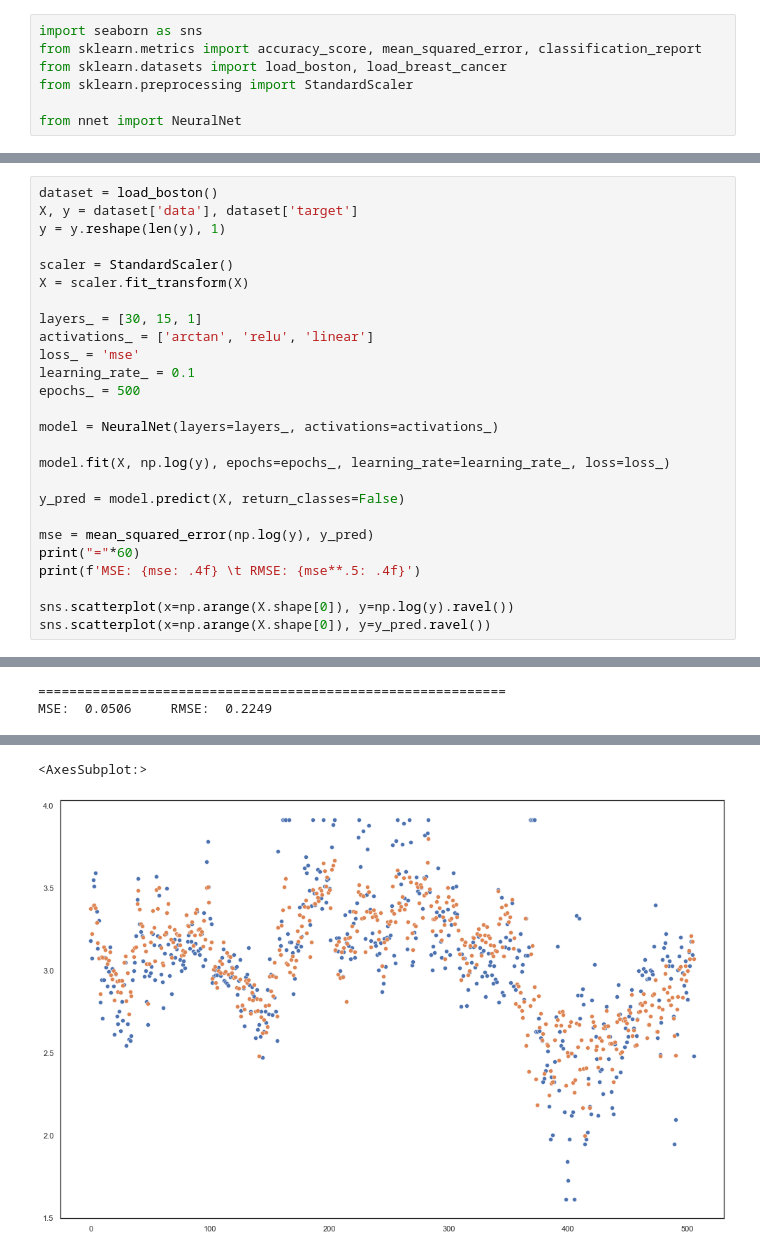
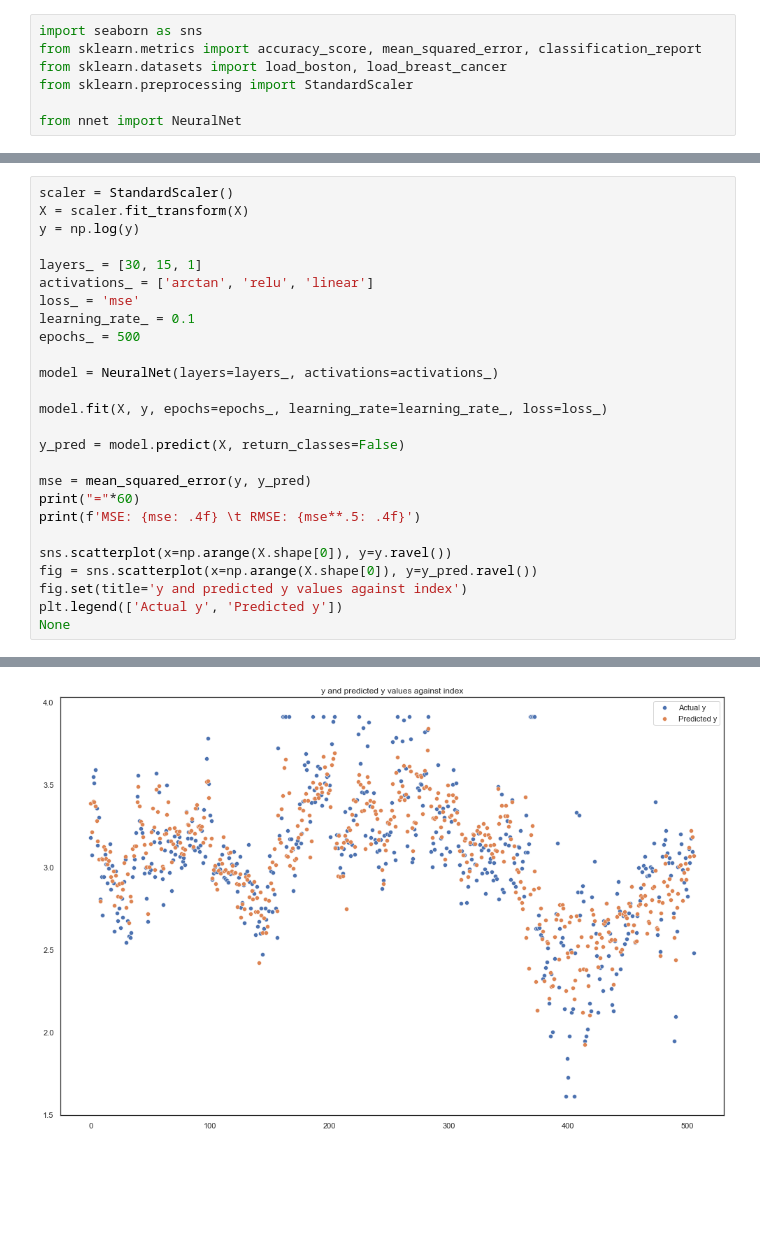
Before and after one commit to devrimcavusoglu/learning_internal_representations, a Jupyter notebook: example_datasets.ipynb, the cells around one changed output, grey strips where cells are left out. Drawn from its saved outputs; the diff is of its cells as text; blank space fills up the shorter version.

```diff
--- a/example_datasets.ipynb
+++ b/example_datasets.ipynb
@@ -74,10 +129,7 @@ sns.lineplot(x=np.arange(len(costs)), y=costs)
 # %%
-dataset = load_boston()
-X, y = dataset['data'], dataset['target']
-y = y.reshape(len(y), 1)
-
 scaler = StandardScaler()
 X = scaler.fit_transform(X)
+y = np.log(y)
 
 layers_ = [30, 15, 1]
 activations_ = ['arctan', 'relu', 'linear']
@@ -87,15 +139,18 @@ epochs_ = 500
 
 model = NeuralNet(layers=layers_, activations=activations_)
 
-model.fit(X, np.log(y), epochs=epochs_, learning_rate=learning_rate_, loss=loss_)
+model.fit(X, y, epochs=epochs_, learning_rate=learning_rate_, loss=loss_)
 
 y_pred = model.predict(X, return_classes=False)
 
-mse = mean_squared_error(np.log(y), y_pred)
+mse = mean_squared_error(y, y_pred)
 print("="*60)
 print(f'MSE: {mse: .4f} \t RMSE: {mse**.5: .4f}')
 
-sns.scatterplot(x=np.arange(X.shape[0]), y=np.log(y).ravel())
-sns.scatterplot(x=np.arange(X.shape[0]), y=y_pred.ravel())
+sns.scatterplot(x=np.arange(X.shape[0]), y=y.ravel())
+fig = sns.scatterplot(x=np.arange(X.shape[0]), y=y_pred.ravel())
+fig.set(title='y and predicted y values against index')
+plt.legend(['Actual y', 'Predicted y'])
+None
 # %% [output]
 [interactive output not drawn]
@@ -109,5 +166,3 @@ Epoch 480        Cost: 0.027005123588112485
 [interactive output not drawn]
-============================================================
-MSE:  0.0506     RMSE:  0.2249
 [interactive output not drawn]
 [interactive output not drawn]
@@ -115,2 +169 @@ MSE:  0.0506     RMSE:  0.2249
-<AxesSubplot:>
-[figure, old version]
+[figure, new version]
```
Also changed, not shown: parts of 13 cells of this notebook, 2 other files.
